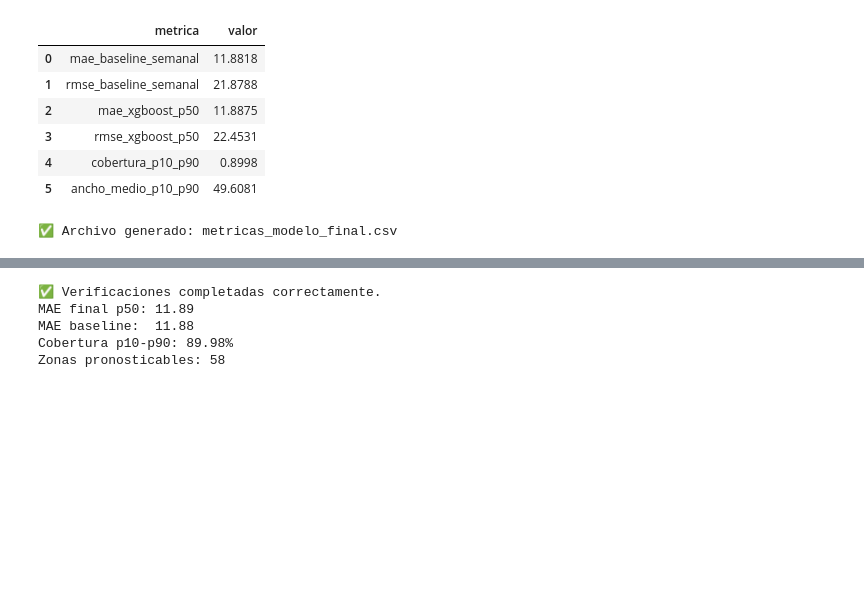
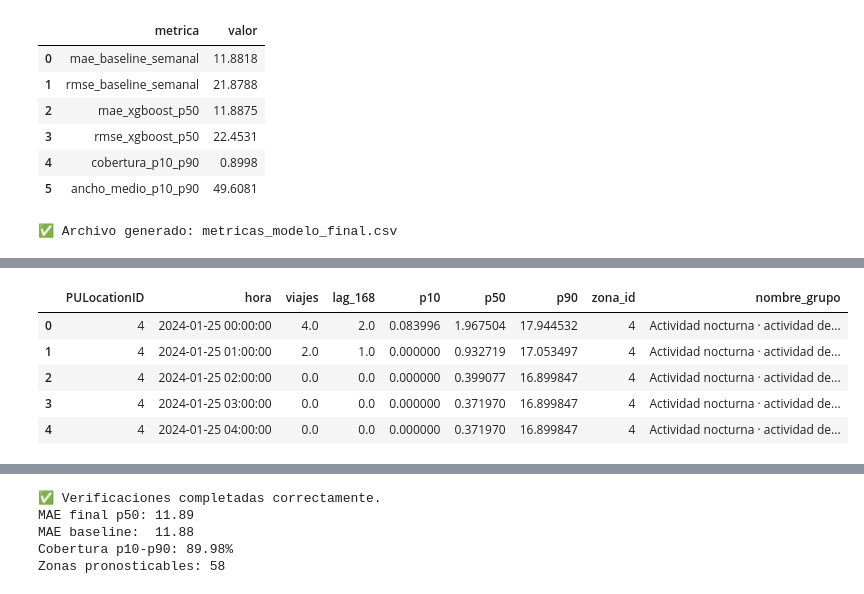
Before and after one commit to IsaiZepeda04/taxis-nyc, a Jupyter notebook: preparacion.ipynb, the cells around one changed output, grey strips where cells are left out. Saved outputs shown, nothing was run; the diff lists cells and outputs as text; code cells hidden in the pictures; blank space fills up the shorter version.

```diff
--- a/preparacion.ipynb
+++ b/preparacion.ipynb
@@ -3153,0 +3145,37 @@ print(
+# %%
+# ============================================================
+# 62. PREPARAR EVALUACIÓN POR TIPO DE ZONA
+# ============================================================
+
+evaluacion_segmentos = test_final[
+    ["PULocationID", "hora", "viajes", "lag_168"]
+].copy()
+
+evaluacion_segmentos["p10"] = predicciones_test["p10"]
+evaluacion_segmentos["p50"] = predicciones_test["p50"]
+evaluacion_segmentos["p90"] = predicciones_test["p90"]
+
+# Añadimos el tipo de zona obtenido en la segmentación.
+evaluacion_segmentos = evaluacion_segmentos.merge(
+    zonas_segmentadas[
+        ["zona_id", "nombre_grupo"]
+    ].drop_duplicates(),
+    left_on="PULocationID",
+    right_on="zona_id",
+    how="left",
+)
+
+# Todas las zonas pronosticables también superan el mínimo
+# de viajes exigido para la segmentación.
+assert evaluacion_segmentos["nombre_grupo"].notna().all()
+
+display(
+    evaluacion_segmentos.head()
+)
+# %% [output]
+|  | PULocationID | hora | viajes | lag_168 | p10 | p50 | p90 | zona_id | nombre_grupo |
+| 0 | 4 | 2024-01-25 00:00:00 | 4.0 | 2.0 | 0.083996 | 1.967504 | 17.944532 | 4 | Actividad nocturna · actividad de... |
+| 1 | 4 | 2024-01-25 01:00:00 | 2.0 | 1.0 | 0.000000 | 0.932719 | 17.053497 | 4 | Actividad nocturna · actividad de... |
+| 2 | 4 | 2024-01-25 02:00:00 | 0.0 | 0.0 | 0.000000 | 0.399077 | 16.899847 | 4 | Actividad nocturna · actividad de... |
+| 3 | 4 | 2024-01-25 03:00:00 | 0.0 | 0.0 | 0.000000 | 0.371970 | 16.899847 | 4 | Actividad nocturna · actividad de... |
+| 4 | 4 | 2024-01-25 04:00:00 | 0.0 | 0.0 | 0.000000 | 0.371970 | 16.899847 | 4 | Actividad nocturna · actividad de... |
```
Also changed, not shown: parts of 24 cells of this notebook, 4 other files.
